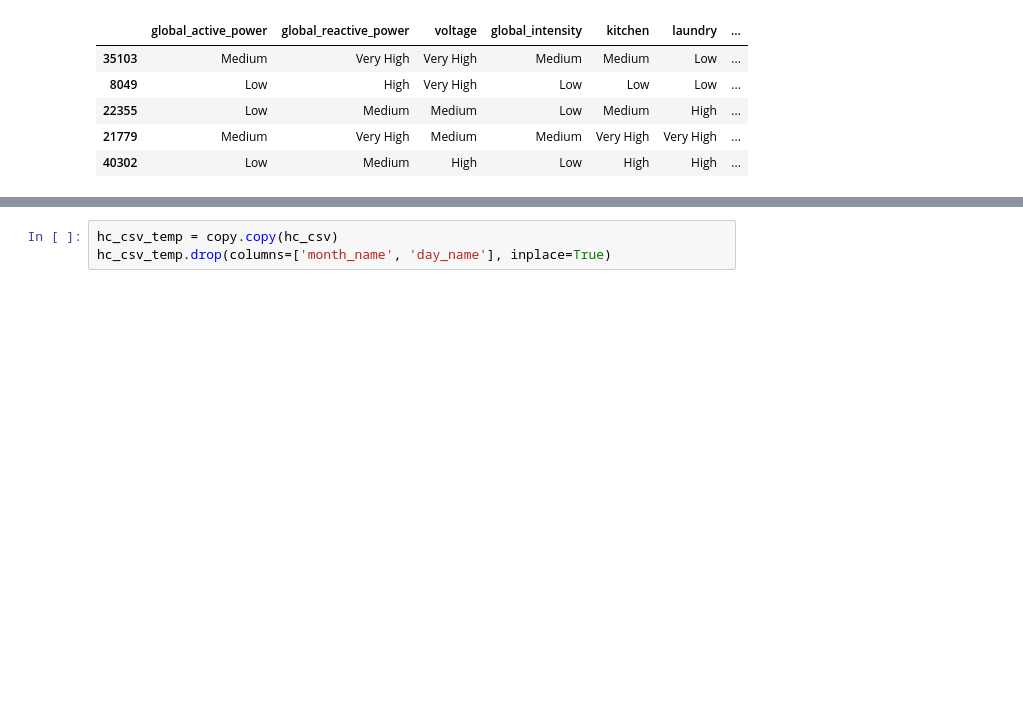
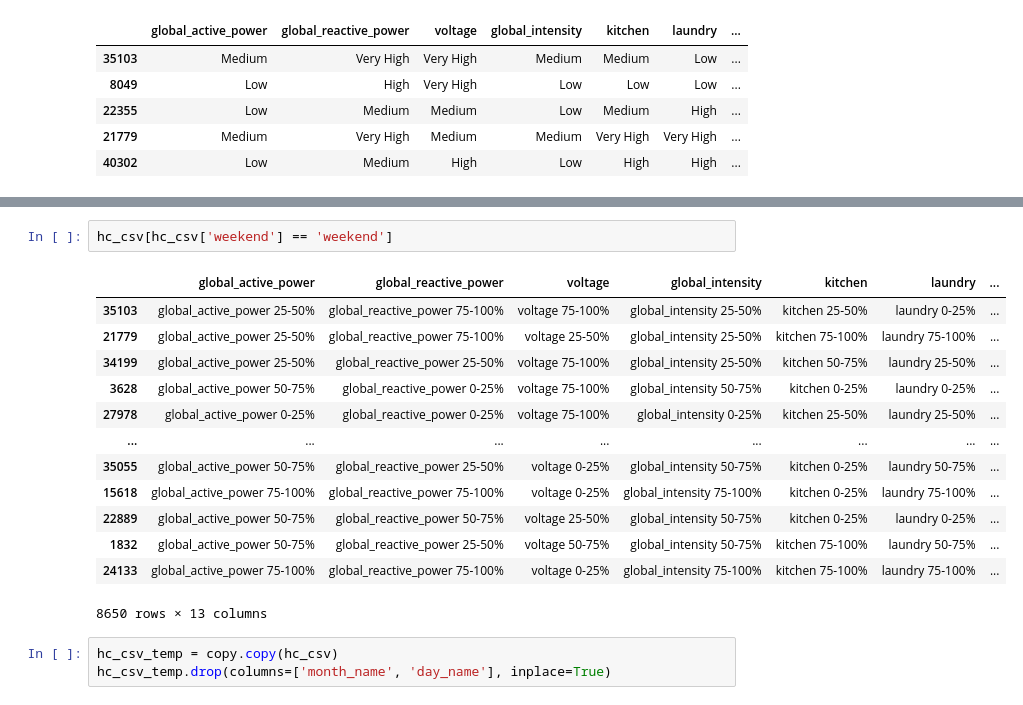
Before and after one commit to erlanggagatum/xai-recover, a Jupyter notebook: 04_2_association_rule_mining.ipynb, the cells around one changed output, grey strips where cells are left out. Cells and saved outputs as stored; diff of their text form; blank space fills up the shorter version.

```diff
--- a/04_2_association_rule_mining.ipynb
+++ b/04_2_association_rule_mining.ipynb
@@ -91,4 +91,20 @@ hc_csv.head(10)
 | 23948 | global_active_power 50-75% | global_reactive_power 25-50% | voltage 75-100% | global_intensity 50-75% | kitchen 25-50% | laundry 25-50% | ... |
+# %%
+hc_csv[hc_csv['weekend'] == 'weekend']
+# %% [output]
+|  | global_active_power | global_reactive_power | voltage | global_intensity | kitchen | laundry | ... |
+| 35103 | global_active_power 25-50% | global_reactive_power 75-100% | voltage 75-100% | global_intensity 25-50% | kitchen 25-50% | laundry 0-25% | ... |
+| 21779 | global_active_power 25-50% | global_reactive_power 75-100% | voltage 25-50% | global_intensity 25-50% | kitchen 75-100% | laundry 75-100% | ... |
+| 34199 | global_active_power 25-50% | global_reactive_power 25-50% | voltage 75-100% | global_intensity 25-50% | kitchen 50-75% | laundry 25-50% | ... |
+| 3628 | global_active_power 50-75% | global_reactive_power 0-25% | voltage 75-100% | global_intensity 50-75% | kitchen 0-25% | laundry 0-25% | ... |
+| 27978 | global_active_power 0-25% | global_reactive_power 0-25% | voltage 75-100% | global_intensity 0-25% | kitchen 25-50% | laundry 25-50% | ... |
+| ... | ... | ... | ... | ... | ... | ... | ... |
+| 35055 | global_active_power 50-75% | global_reactive_power 25-50% | voltage 0-25% | global_intensity 50-75% | kitchen 0-25% | laundry 50-75% | ... |
+| 15618 | global_active_power 75-100% | global_reactive_power 75-100% | voltage 0-25% | global_intensity 75-100% | kitchen 0-25% | laundry 75-100% | ... |
+| 22889 | global_active_power 50-75% | global_reactive_power 50-75% | voltage 25-50% | global_intensity 50-75% | kitchen 0-25% | laundry 0-25% | ... |
+| 1832 | global_active_power 50-75% | global_reactive_power 25-50% | voltage 50-75% | global_intensity 50-75% | kitchen 75-100% | laundry 50-75% | ... |
+| 24133 | global_active_power 75-100% | global_reactive_power 75-100% | voltage 0-25% | global_intensity 75-100% | kitchen 75-100% | laundry 75-100% | ... |
+8650 rows × 13 columns
 # %%
 hc_csv_temp = copy.copy(hc_csv)
 hc_csv_temp.drop(columns=['month_name', 'day_name'], inplace=True)
```
Also changed, not shown: parts of 19 cells of this notebook, 2 other files.
